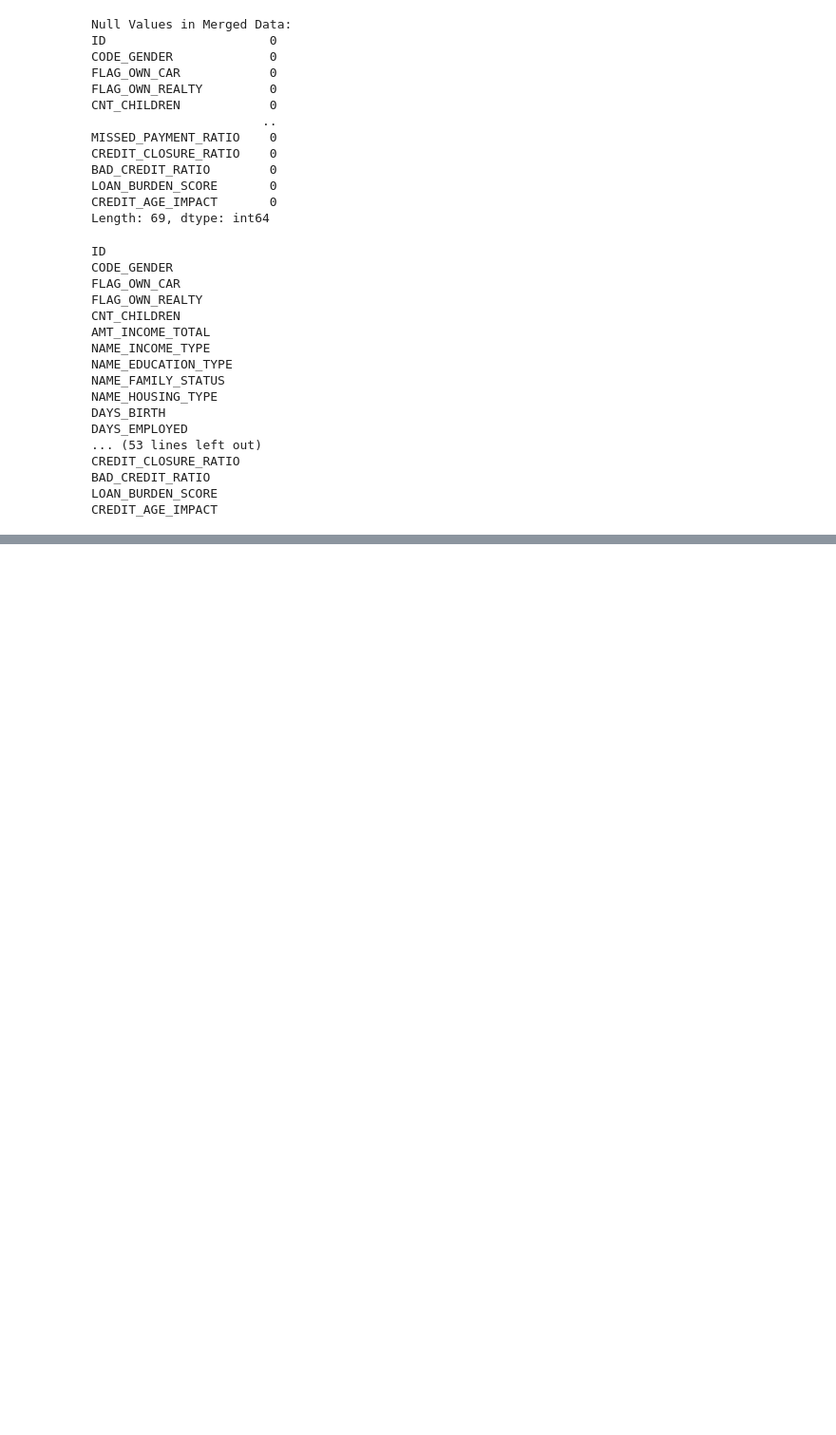
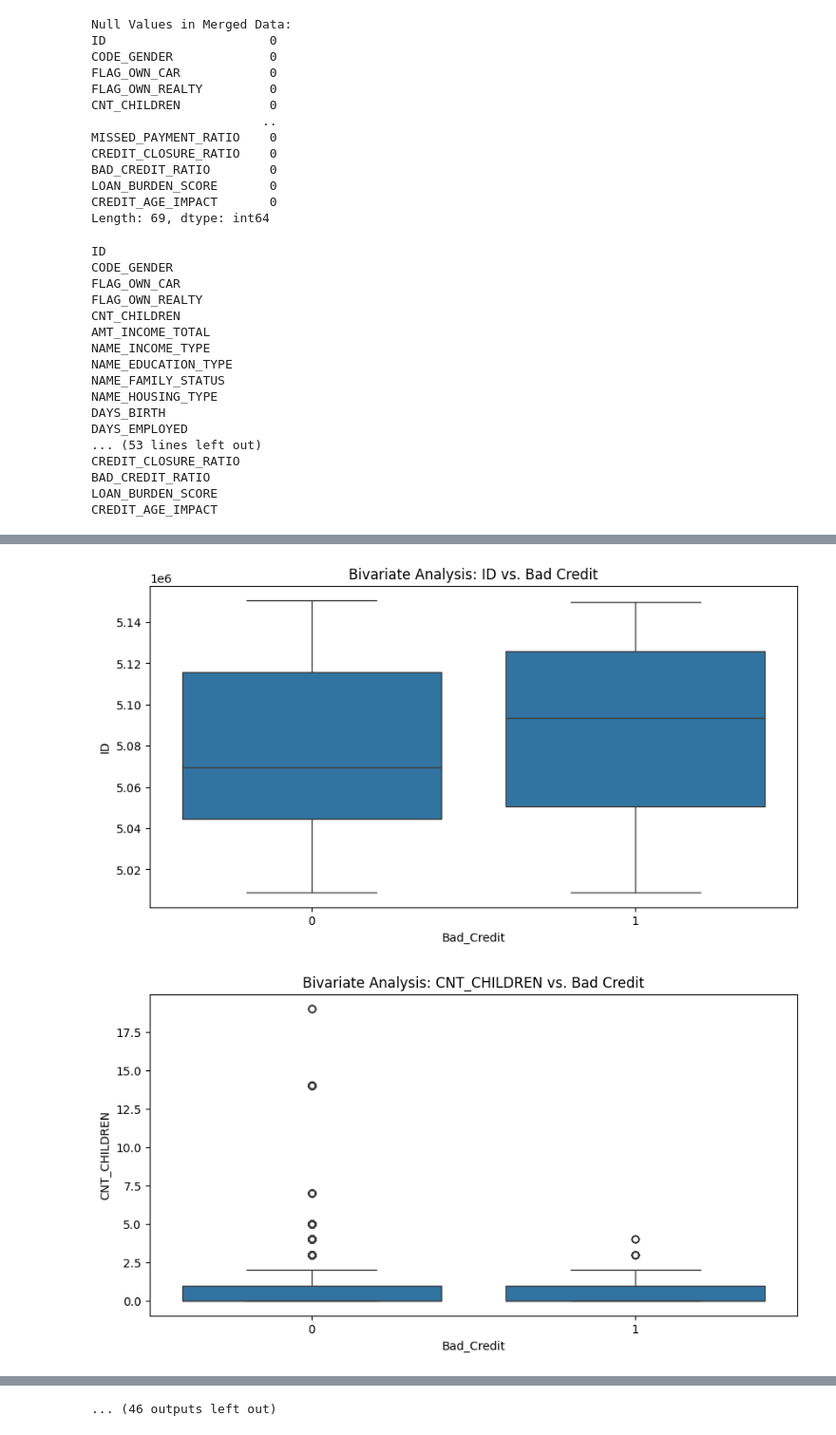
Before and after one commit to mabhipsa12/Scorecard-Project, a Jupyter notebook: scorecard_project.ipynb, the cells around one changed output, grey strips where cells are left out. Shown at 95% size. Drawn from its saved outputs; the diff is of its cells as text; code cells hidden in the pictures; blank space fills up the shorter version.

```diff
--- a/scorecard_project.ipynb
+++ b/scorecard_project.ipynb
@@ -407,0 +405,9 @@ for feature in numerical_features:
+# %%
+# prompt: check the categorical columns from merged_df
+
+# Identify categorical columns
+categorical_cols = merged_df.select_dtypes(include=['object']).columns
+
+# Print the categorical columns
+print("Categorical Columns:")
+categorical_cols
@@ -407,0 +446,9 @@ for feature in numerical_features:
+# %%
+# prompt: do the one hot encoding for the categorical columns
+
+import pandas as pd
+# Perform one-hot encoding for categorical columns
+merged_df = pd.get_dummies(merged_df, columns=categorical_cols, drop_first=True)
+
+# Print the updated DataFrame with one-hot encoded columns
+print(merged_df.head())
@@ -407,0 +473,33 @@ for feature in numerical_features:
+# %%
+continuous_vars = ['ID', 'CNT_CHILDREN', 'AMT_INCOME_TOTAL', 'DAYS_BIRTH', 'DAYS_EMPLOYED',
+       'FLAG_MOBIL', 'FLAG_WORK_PHONE', 'FLAG_PHONE', 'FLAG_EMAIL',
+       'CNT_FAM_MEMBERS', 'MONTHS_BALANCE', 'Bad_Credit', 'AGE',
+       'Employment_Tenure_Years', 'EMPLOYMENT_YEARS',
+       'YEARS_BEFORE_EMPLOYMENT', 'EMPLOYMENT_STABILITY',
+       'INCOME_PER_FAMILY_MEMBER', 'CREDIT_HISTORY_LENGTH', 'INCOME_PER_CHILD',
+       'INCOME_TO_AGE_RATIO', 'INCOME_TO_EMPLOYMENT_RATIO', 'INCOME_PER_YEAR',
+       'HOUSE_OWNERSHIP_IMPACT', 'CAR_OWNERSHIP_IMPACT',
+       'EMPLOYMENT_GAP_RATIO', 'EMPLOYMENT_GAP_TO_EMPLOYMENT_RATIO',
+       'LONG_TERM_EMPLOYMENT', 'UNEMPLOYMENT_INDICATOR',
+       'EMPLOYMENT_INCOME_RATIO', 'FREQUENT_JOB_CHANGER',
+       'EMPLOYMENT_SECURE_SCORE', 'UNEMPLOYMENT_HISTORY',
+       'EMPLOYMENT_TENURE_RATIO', 'ANNUAL_EXPENSES_ESTIMATE',
+       'SAVINGS_ESTIMATE', 'EXPENSE_RATIO', 'WEALTH_INDEX',
+       'DISPOSABLE_INCOME_RATIO', 'INCOME_PER_WORKING_YEAR',
+       'INCOME_STABILITY_SCORE', 'RENT_OR_OWN_INDICATOR',
+       'MULTIPLE_PROPERTY_OWNER', 'CAR_LUXURY_SCORE', 'TOTAL_MONTHS',
+       'MONTHS_SINCE_FIRST', 'MONTHS_SINCE_LAST', 'TOTAL_ON_TIME_PAYMENTS',
+       'TOTAL_LATE_PAYMENTS', 'TOTAL_MISSED_PAYMENTS', 'TOTAL_CLOSED_CREDITS',
+       'LATE_PAYMENT_RATIO', 'ON_TIME_PAYMENT_RATIO', 'MISSED_PAYMENT_RATIO',
+       'CREDIT_CLOSURE_RATIO', 'BAD_CREDIT_RATIO', 'LOAN_BURDEN_SCORE',
+       'CREDIT_AGE_IMPACT']
+
+# Bivariate analysis for continuous variables
+for var in continuous_vars:
+    plt.figure(figsize=(10, 5))
+    sns.boxplot(x=merged_df['Bad_Credit'], y=merged_df[var])
+    plt.title(f"Bivariate Analysis: {var} vs. Bad Credit")
+    plt.show()
+# %% [output]
+[figure, added]
+[figure, added]
@@ -407,0 +516 @@ for feature in numerical_features:
+... (46 outputs left out)
```
Also changed, not shown: parts of 7 cells of this notebook.
